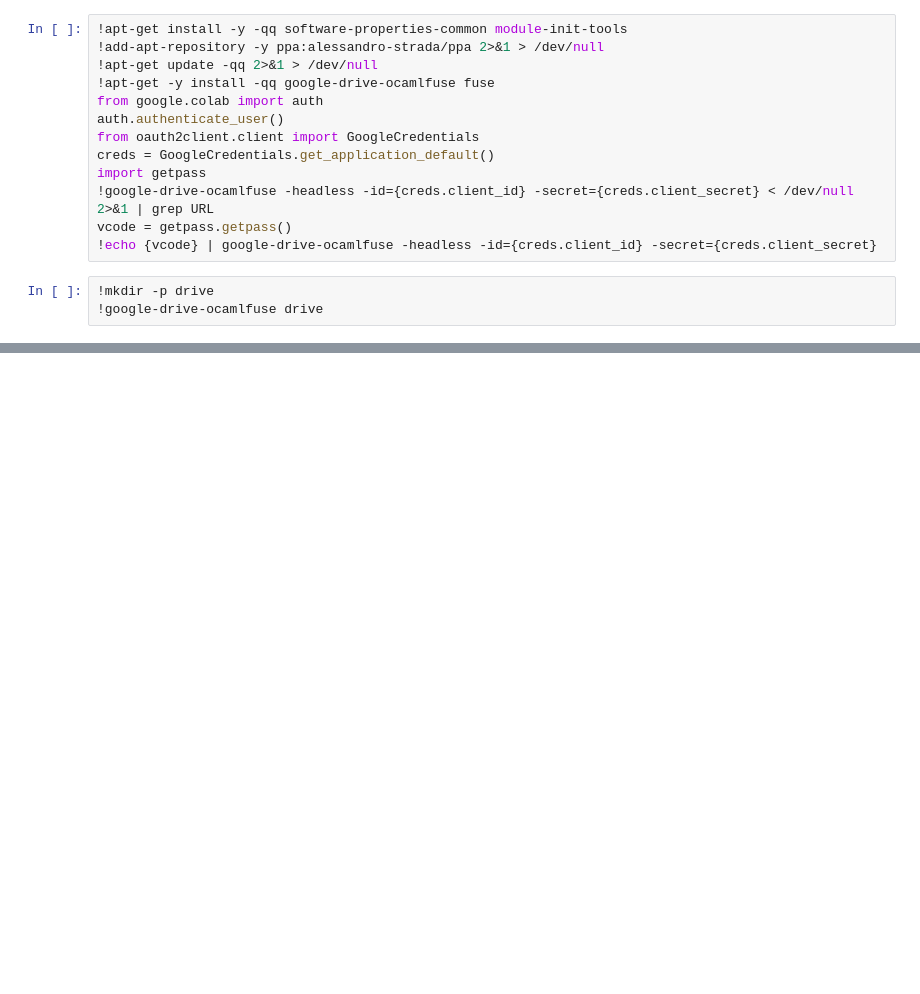
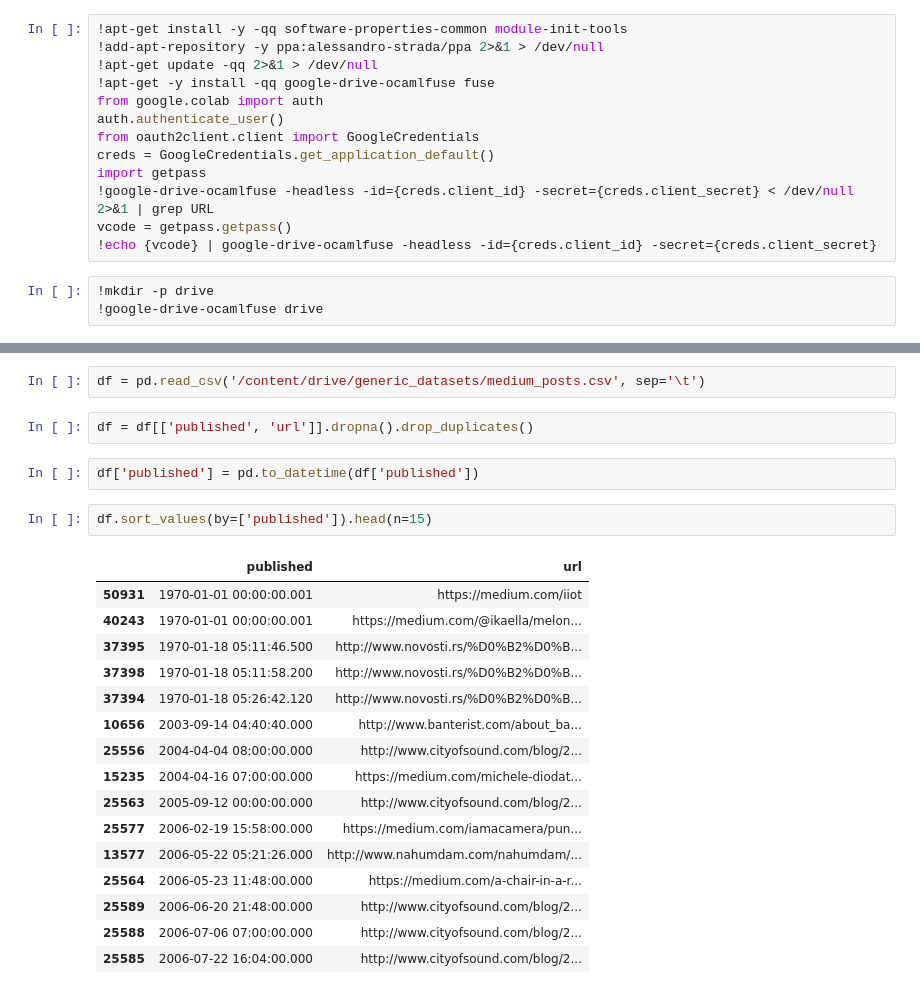
Before and after one commit to ssttv/ml-resources, a Jupyter notebook: prophet.ipynb, the cells around one changed output, grey strips where cells are left out. Cells and saved outputs as stored; diff of their text form; blank space fills up the shorter version.

```diff
--- a/prophet.ipynb
+++ b/prophet.ipynb
@@ -18,0 +32,25 @@ vcode = getpass.getpass()
+# %%
+df = pd.read_csv('/content/drive/generic_datasets/medium_posts.csv', sep='\t')
+# %%
+df = df[['published', 'url']].dropna().drop_duplicates()
+# %%
+df['published'] = pd.to_datetime(df['published'])
+# %%
+df.sort_values(by=['published']).head(n=15)
+# %% [output]
+|  | published | url |
+| 50931 | 1970-01-01 00:00:00.001 | https://medium.com/iiot |
+| 40243 | 1970-01-01 00:00:00.001 | https://medium.com/@ikaella/melon... |
+| 37395 | 1970-01-18 05:11:46.500 | http://www.novosti.rs/%D0%B2%D0%B... |
+| 37398 | 1970-01-18 05:11:58.200 | http://www.novosti.rs/%D0%B2%D0%B... |
+| 37394 | 1970-01-18 05:26:42.120 | http://www.novosti.rs/%D0%B2%D0%B... |
+| 10656 | 2003-09-14 04:40:40.000 | http://www.banterist.com/about_ba... |
+| 25556 | 2004-04-04 08:00:00.000 | http://www.cityofsound.com/blog/2... |
+| 15235 | 2004-04-16 07:00:00.000 | https://medium.com/michele-diodat... |
+| 25563 | 2005-09-12 00:00:00.000 | http://www.cityofsound.com/blog/2... |
+| 25577 | 2006-02-19 15:58:00.000 | https://medium.com/iamacamera/pun... |
+| 13577 | 2006-05-22 05:21:26.000 | http://www.nahumdam.com/nahumdam/... |
+| 25564 | 2006-05-23 11:48:00.000 | https://medium.com/a-chair-in-a-r... |
+| 25589 | 2006-06-20 21:48:00.000 | http://www.cityofsound.com/blog/2... |
+| 25588 | 2006-07-06 07:00:00.000 | http://www.cityofsound.com/blog/2... |
+| 25585 | 2006-07-22 16:04:00.000 | http://www.cityofsound.com/blog/2... |
```
Also changed, not shown: parts of 33 cells of this notebook.
